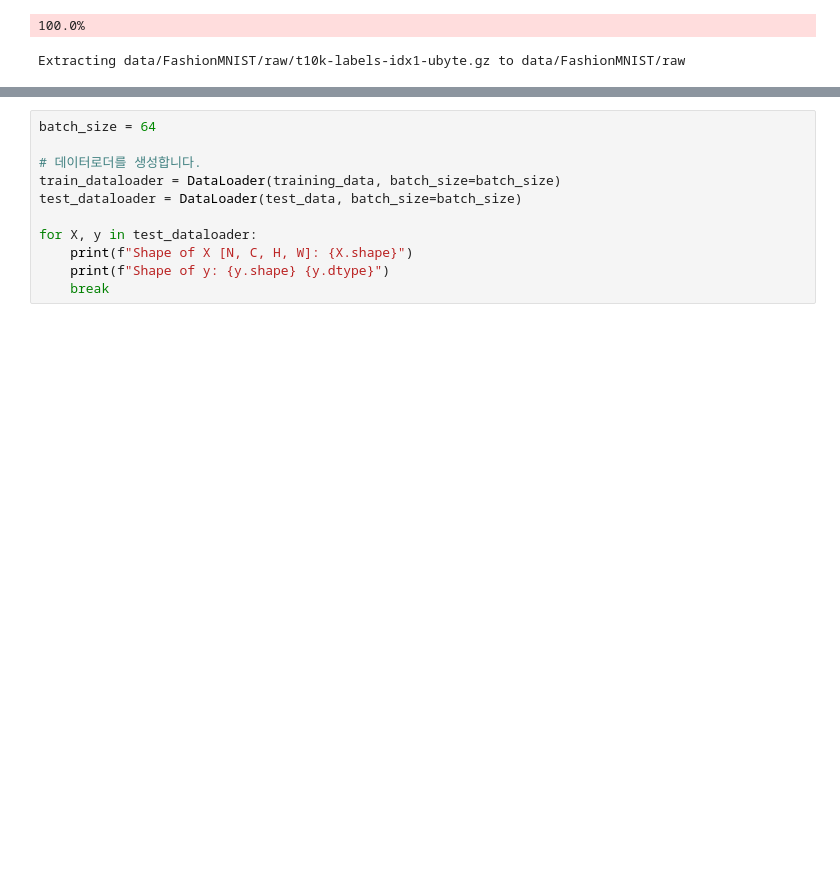
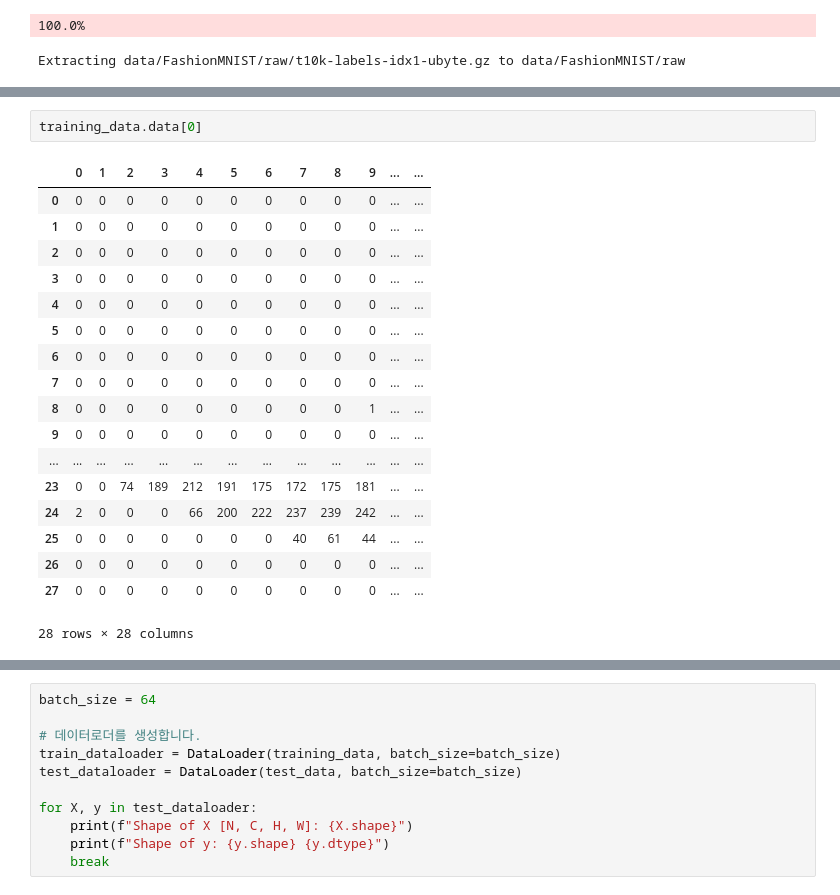
Before and after one commit to Song-Juntae/tutorials, a Jupyter notebook: 파이토치/파이토치.ipynb, the cells around one changed output, grey strips where cells are left out. Drawn from its saved outputs; the diff is of its cells as text; blank space fills up the shorter version.

```diff
--- a/파이토치/파이토치.ipynb
+++ b/파이토치/파이토치.ipynb
@@ -42,0 +104,21 @@ Extracting data/FashionMNIST/raw/t10k-labels-idx1-ubyte.gz to data/FashionMNIST/
+# %%
+training_data.data[0]
+# %% [output]
+|  | 0 | 1 | 2 | 3 | 4 | 5 | 6 | 7 | 8 | 9 | ... | ... |
+| 0 | 0 | 0 | 0 | 0 | 0 | 0 | 0 | 0 | 0 | 0 | ... | ... |
+| 1 | 0 | 0 | 0 | 0 | 0 | 0 | 0 | 0 | 0 | 0 | ... | ... |
+| 2 | 0 | 0 | 0 | 0 | 0 | 0 | 0 | 0 | 0 | 0 | ... | ... |
+| 3 | 0 | 0 | 0 | 0 | 0 | 0 | 0 | 0 | 0 | 0 | ... | ... |
+| 4 | 0 | 0 | 0 | 0 | 0 | 0 | 0 | 0 | 0 | 0 | ... | ... |
+| 5 | 0 | 0 | 0 | 0 | 0 | 0 | 0 | 0 | 0 | 0 | ... | ... |
+| 6 | 0 | 0 | 0 | 0 | 0 | 0 | 0 | 0 | 0 | 0 | ... | ... |
+| 7 | 0 | 0 | 0 | 0 | 0 | 0 | 0 | 0 | 0 | 0 | ... | ... |
+| 8 | 0 | 0 | 0 | 0 | 0 | 0 | 0 | 0 | 0 | 1 | ... | ... |
+| 9 | 0 | 0 | 0 | 0 | 0 | 0 | 0 | 0 | 0 | 0 | ... | ... |
+| ... | ... | ... | ... | ... | ... | ... | ... | ... | ... | ... | ... | ... |
+| 23 | 0 | 0 | 74 | 189 | 212 | 191 | 175 | 172 | 175 | 181 | ... | ... |
+| 24 | 2 | 0 | 0 | 0 | 66 | 200 | 222 | 237 | 239 | 242 | ... | ... |
+| 25 | 0 | 0 | 0 | 0 | 0 | 0 | 0 | 40 | 61 | 44 | ... | ... |
+| 26 | 0 | 0 | 0 | 0 | 0 | 0 | 0 | 0 | 0 | 0 | ... | ... |
+| 27 | 0 | 0 | 0 | 0 | 0 | 0 | 0 | 0 | 0 | 0 | ... | ... |
+28 rows × 28 columns
```
Also changed, not shown: parts of 31 cells of this notebook.
